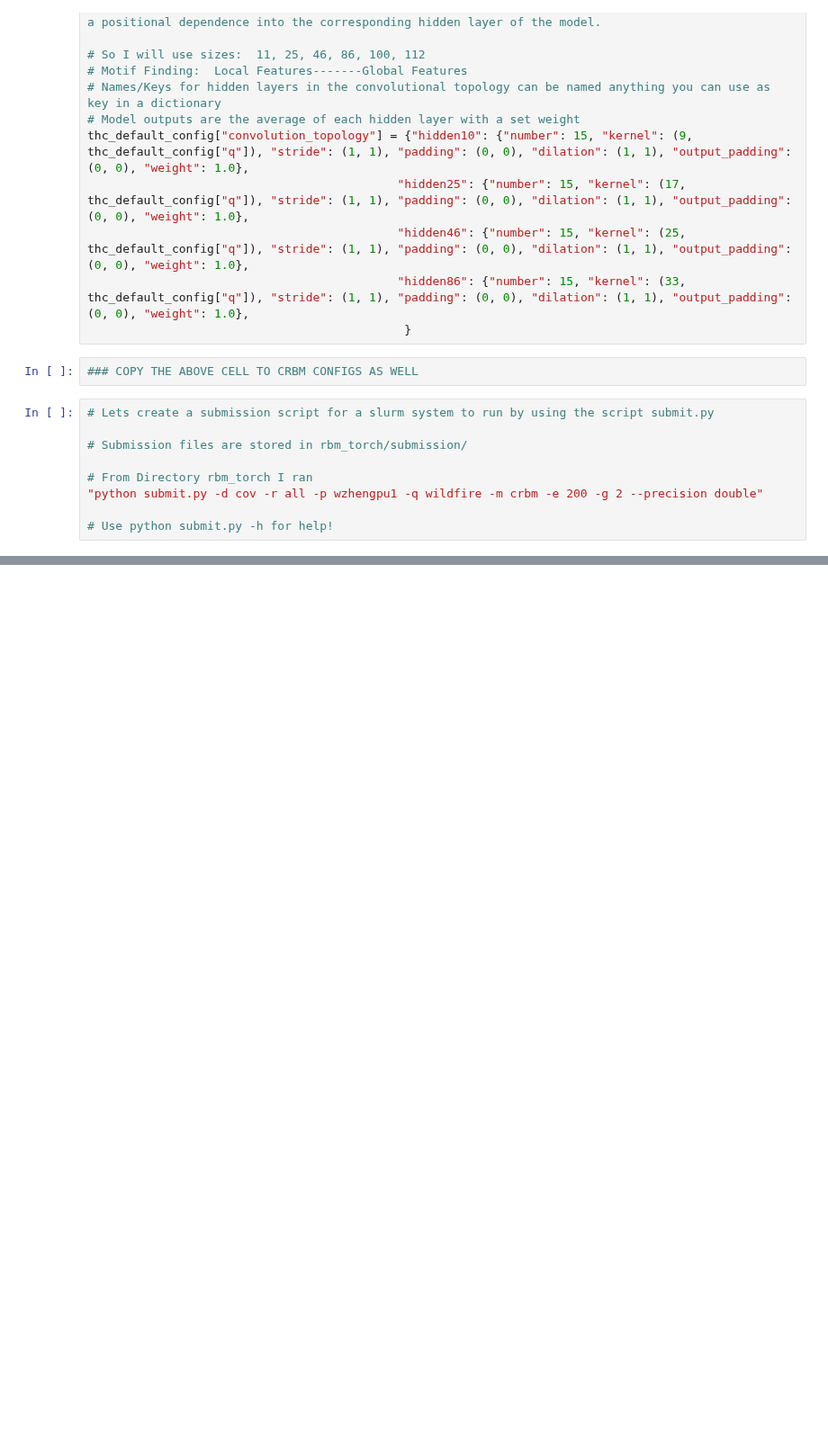
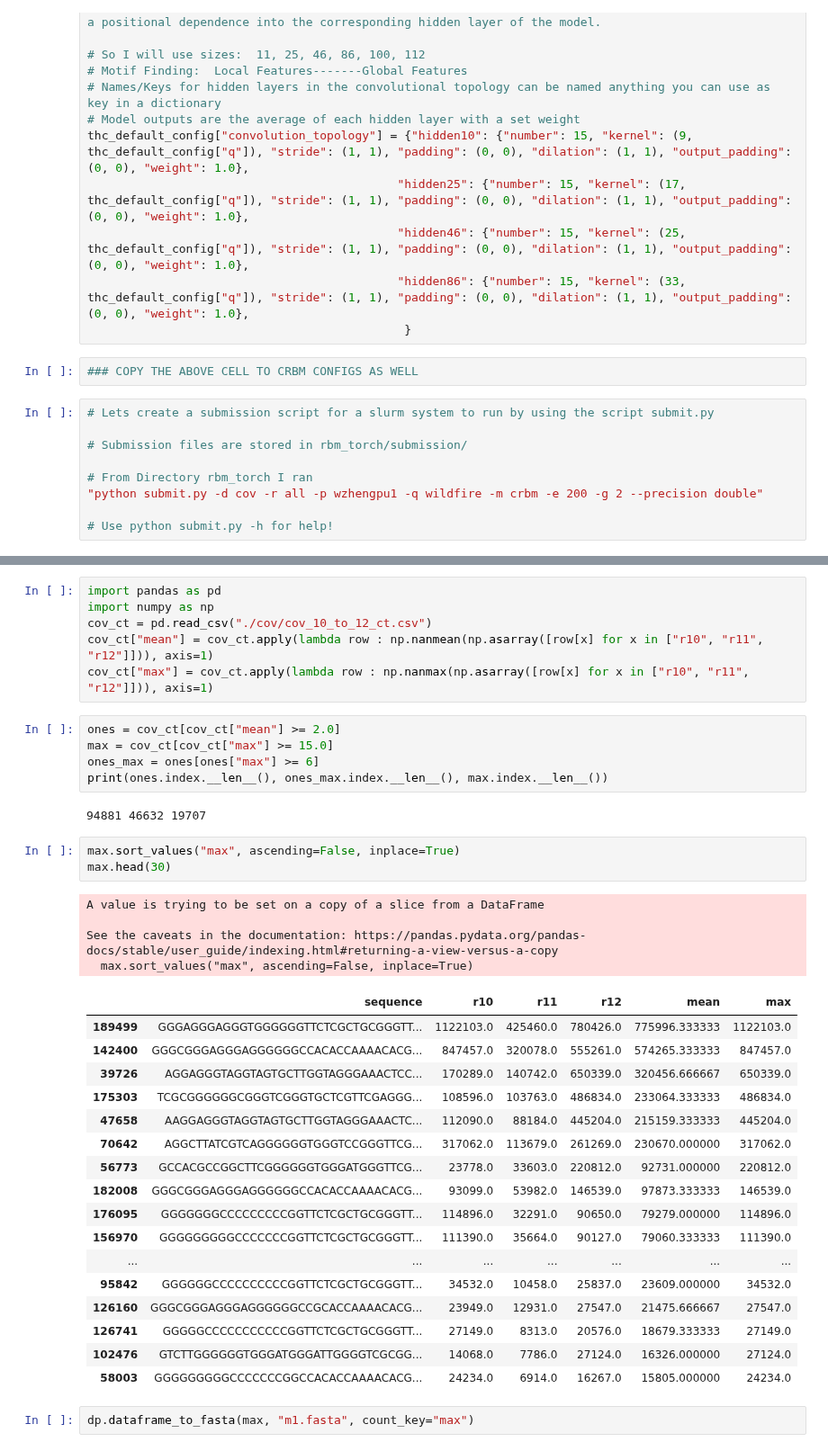
Before and after one commit to Jonahowns/phage_display_ML, a Jupyter notebook: datasets/cov_dataset_prep_example.ipynb, the cells around one changed output, grey strips where cells are left out. Shown at 90% size. Cells and saved outputs as stored; diff of their text form; blank space fills up the shorter version.

Commit message:
updated cov dataset to have a merged version of all the best sequences. Definitely needs some reweighting though, so I am running a neighbor job on this new data file

```diff
--- a/datasets/cov_dataset_prep_example.ipynb
+++ b/datasets/cov_dataset_prep_example.ipynb
@@ -256,0 +266,40 @@ Process Time 1909.1393852233887
+# %%
+import pandas as pd
+import numpy as np
+cov_ct = pd.read_csv("./cov/cov_10_to_12_ct.csv")
+cov_ct["mean"] = cov_ct.apply(lambda row : np.nanmean(np.asarray([row[x] for x in ["r10", "r11", "r12"]])), axis=1)
+cov_ct["max"] = cov_ct.apply(lambda row : np.nanmax(np.asarray([row[x] for x in ["r10", "r11", "r12"]])), axis=1)
+# %%
+ones = cov_ct[cov_ct["mean"] >= 2.0]
+max = cov_ct[cov_ct["max"] >= 15.0]
+ones_max = ones[ones["max"] >= 6]
+print(ones.index.__len__(), ones_max.index.__len__(), max.index.__len__())
+# %% [output]
+94881 46632 19707
+# %%
+max.sort_values("max", ascending=False, inplace=True)
+max.head(30)
+# %% [output]
+A value is trying to be set on a copy of a slice from a DataFrame
+
+See the caveats in the documentation: https://pandas.pydata.org/pandas-docs/stable/user_guide/indexing.html#returning-a-view-versus-a-copy
+  max.sort_values("max", ascending=False, inplace=True)
+|  | sequence | r10 | r11 | r12 | mean | max |
+| 189499 | GGGAGGGAGGGTGGGGGGTTCTCGCTGCGGGTT... | 1122103.0 | 425460.0 | 780426.0 | 775996.333333 | 1122103.0 |
+| 142400 | GGGCGGGAGGGAGGGGGGCCACACCAAAACACG... | 847457.0 | 320078.0 | 555261.0 | 574265.333333 | 847457.0 |
+| 39726 | AGGAGGGTAGGTAGTGCTTGGTAGGGAAACTCC... | 170289.0 | 140742.0 | 650339.0 | 320456.666667 | 650339.0 |
+| 175303 | TCGCGGGGGGCGGGTCGGGTGCTCGTTCGAGGG... | 108596.0 | 103763.0 | 486834.0 | 233064.333333 | 486834.0 |
+| 47658 | AAGGAGGGTAGGTAGTGCTTGGTAGGGAAACTC... | 112090.0 | 88184.0 | 445204.0 | 215159.333333 | 445204.0 |
+| 70642 | AGGCTTATCGTCAGGGGGGTGGGTCCGGGTTCG... | 317062.0 | 113679.0 | 261269.0 | 230670.000000 | 317062.0 |
+| 56773 | GCCACGCCGGCTTCGGGGGGTGGGATGGGTTCG... | 23778.0 | 33603.0 | 220812.0 | 92731.000000 | 220812.0 |
+| 182008 | GGGCGGGAGGGAGGGGGGCCACACCAAAACACG... | 93099.0 | 53982.0 | 146539.0 | 97873.333333 | 146539.0 |
+| 176095 | GGGGGGGCCCCCCCCCGGTTCTCGCTGCGGGTT... | 114896.0 | 32291.0 | 90650.0 | 79279.000000 | 114896.0 |
+| 156970 | GGGGGGGGGCCCCCCCGGTTCTCGCTGCGGGTT... | 111390.0 | 35664.0 | 90127.0 | 79060.333333 | 111390.0 |
+| ... | ... | ... | ... | ... | ... | ... |
+| 95842 | GGGGGGCCCCCCCCCCGGTTCTCGCTGCGGGTT... | 34532.0 | 10458.0 | 25837.0 | 23609.000000 | 34532.0 |
+| 126160 | GGGCGGGAGGGAGGGGGGCCGCACCAAAACACG... | 23949.0 | 12931.0 | 27547.0 | 21475.666667 | 27547.0 |
+| 126741 | GGGGGCCCCCCCCCCCGGTTCTCGCTGCGGGTT... | 27149.0 | 8313.0 | 20576.0 | 18679.333333 | 27149.0 |
+| 102476 | GTCTTGGGGGGTGGGATGGGATTGGGGTCGCGG... | 14068.0 | 7786.0 | 27124.0 | 16326.000000 | 27124.0 |
+| 58003 | GGGGGGGGGCCCCCCCGGCCACACCAAAACACG... | 24234.0 | 6914.0 | 16267.0 | 15805.000000 | 24234.0 |
+# %%
+dp.dataframe_to_fasta(max, "m1.fasta", count_key="max")
```
Also changed, not shown: parts of 4 cells of this notebook, 3 other files.
